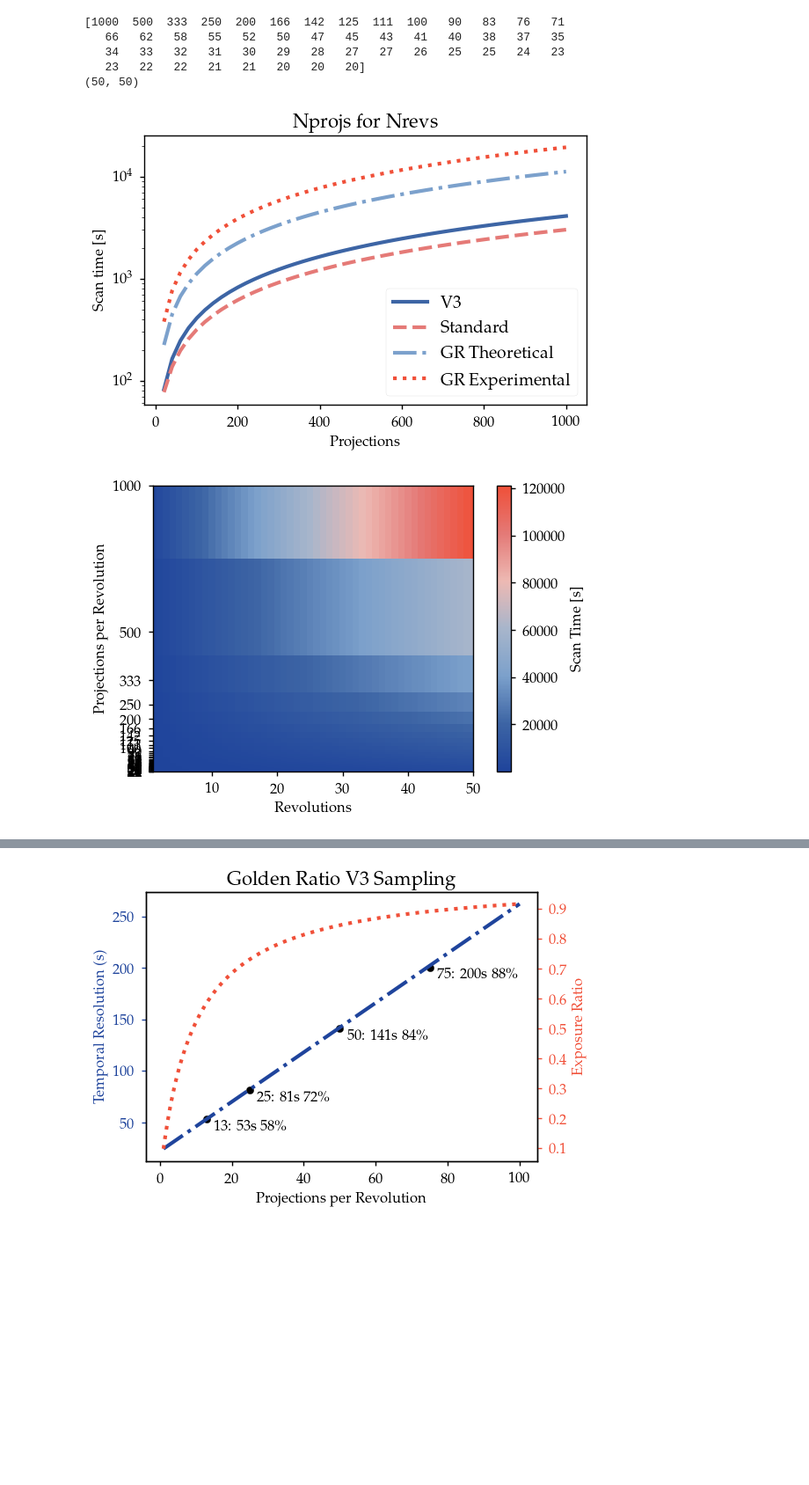
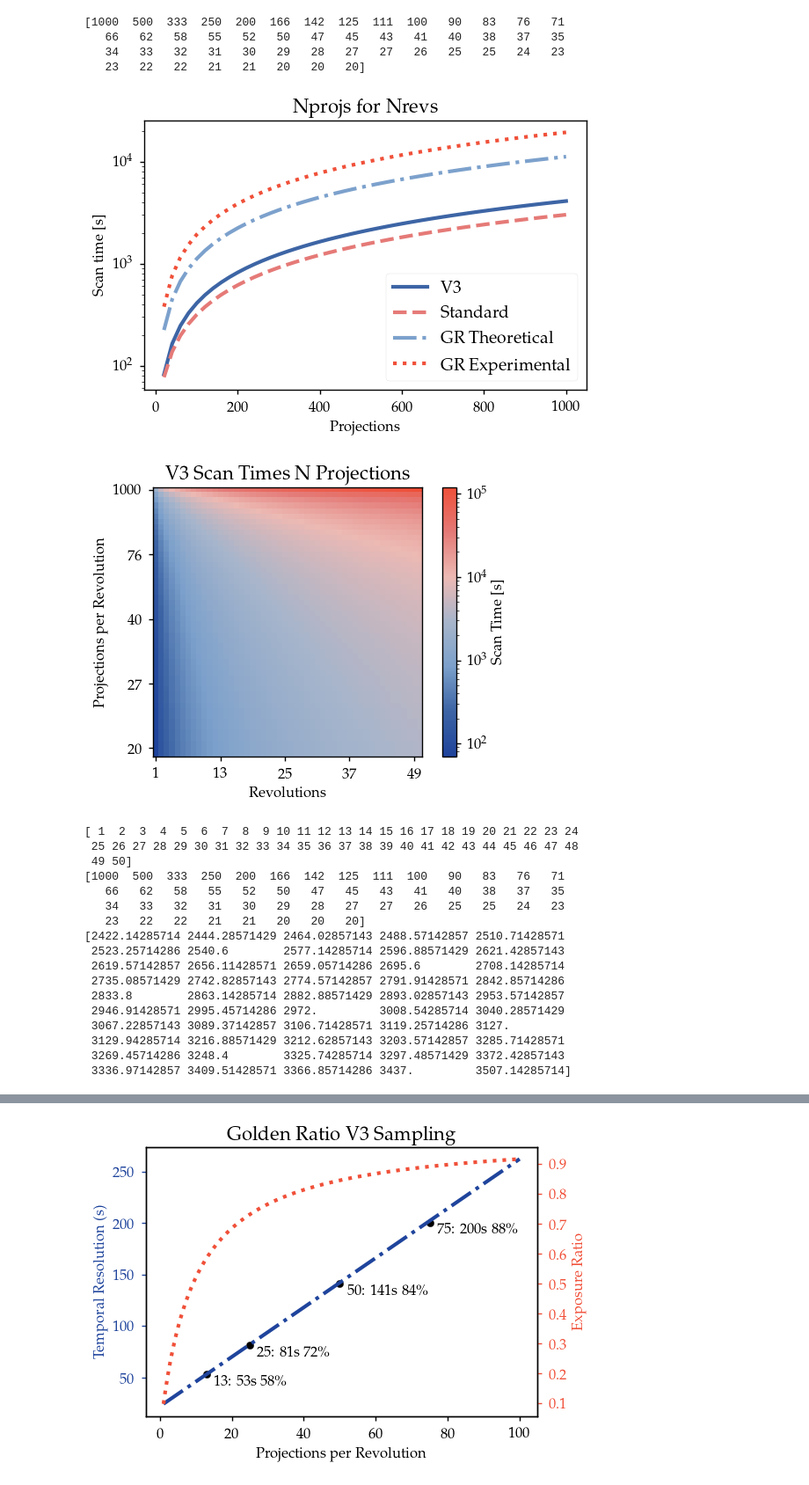
Before and after one commit to RubenDragland/4D_CT, a Jupyter notebook: Golden Angle Analysis/analysisV3.ipynb, the cells around one changed output, grey strips where cells are left out. Shown at 88% size. Saved outputs shown, nothing was run; the diff lists cells and outputs as text; code cells hidden in the pictures; blank space fills up the shorter version.

```diff
--- a/Golden Angle Analysis/analysisV3.ipynb
+++ b/Golden Angle Analysis/analysisV3.ipynb
@@ -98,55 +98,82 @@ V3_exps2 = np.zeros((len(nprojs), len(nrevs)))
 
 for i, nproj in enumerate(nprojs):
     V3_tots2[i], V3_exps2[i] = V3_total_time(rotation_rate, avg_frames, frames_per_sec, nproj=nproj, nrevs=nrevs)
-
-
-print(V3_tots2.shape)
 # %% [output]
 [1000  500  333  250  200  166  142  125  111  100   90   83   76   71
    66   62   58   55   52   50   47   45   43   41   40   38   37   35
    34   33   32   31   30   29   28   27   27   26   25   25   24   23
    23   22   22   21   21   20   20   20]
-(50, 50)
 # %%
+import matplotlib as mpl
 def plot_tot_time_comparison(nproj, nrevs, V3_tots, std_tots, theo_tots, experiment_tots, title="Nprojs for Nrevs"):
     choose_formatter(False)
     fig,ax = plt.subplots()
 
     ax.plot(nrevs*nproj, V3_tots, label="V3")
     ax.plot(nrevs*nproj, std_tots, label="Standard")
     ax.plot(nrevs*nproj, theo_tots, label="GR Theoretical")
     ax.plot(nrevs*nproj, experiment_tots, label="GR Experimental")
 
     ax.legend()
     ax.set_yscale("log")
     ax.set_ylabel("Scan time [s]")
     ax.set_xlabel("Projections")
     plt.title(title)
 
     plt.show()
 
-def plot_V3_grid(nproj, nrevs, V3_tots, V3_exps, title="V3 Scan Times"):
+def plot_V3_grid(nproj, nrevs, V3_tots, V3_exps, title="V3 Scan Times N Projections", ticks=12):
 
     X,Y = np.meshgrid(nrevs, nproj)
     fig,ax = plt.subplots(1,1)
 
-    ax.imshow(V3_tots, cmap = XRDCT_palette_cmp)
+    ax.imshow(V3_tots, cmap = XRDCT_palette_cmp, norm= mpl.colors.LogNorm())
     # axs[1].pcolormesh(X,Y, V3_exps, cmap=XRDCT_palette_cmp)
 
     ax.set_xlabel("Revolutions")
-    ax.set_xlim(X.min(), X.max())
-    ax.set_ylim(Y.min(), Y.max())
+    # ax.set_xlim(X.min(), X.max())
+    # ax.set_ylim(Y.min(), Y.max())
     ax.set_ylabel("Projections per Revolution")
-    ax.set_yticks(nproj)
-    # ax.set_xticks(nrevs)
+    ax.set_xticks(np.arange(0,len(nrevs), ticks))
+    ax.set_yticks(np.arange(0,len(nproj), ticks))
+    ax.set_yticklabels(nproj[::ticks])
+    ax.set_xticklabels(nrevs[::ticks])
+    # ax.set_xticklabels(nrevs)
 
-    plt.colorbar(ax.pcolormesh(X,Y, V3_tots, cmap = XRDCT_palette_cmp), ax=ax, label="Scan Time [s]")
+    # plt.colorbar(ax.pcolormesh(X,Y, V3_tots, cmap = XRDCT_palette_cmp), ax=ax, label="Scan Time [s]")
+    plt.colorbar(ax.imshow(V3_tots, cmap = XRDCT_palette_cmp, norm= mpl.colors.LogNorm()), ax=ax, label="Scan Time [s]")
+    plt.title(title)
     plt.show()
+
+    diag = np.diag(V3_tots)
+    X_diag = np.diag(X)
+    Y_diag = np.diag(Y)
+    print(X_diag)
+    print(Y_diag)
+    print(diag)
+    assert np.allclose(X_diag*Y_diag, [1000]*len(X_diag), rtol=1)
 
 
 plot_tot_time_comparison(nproj, nrevs, V3_tots, std_tots, theo_tots, experiment_tots, title="Nprojs for Nrevs")
 
-plot_V3_grid(nprojs, nrevs, V3_tots2, V3_exps2, title="V3 Scan Times")
+plot_V3_grid(nprojs, nrevs, V3_tots2, V3_exps2)
 # %% [output]
 [figure]
-[figure, old version]
+[figure, new version]
+[ 1  2  3  4  5  6  7  8  9 10 11 12 13 14 15 16 17 18 19 20 21 22 23 24
+ 25 26 27 28 29 30 31 32 33 34 35 36 37 38 39 40 41 42 43 44 45 46 47 48
+ 49 50]
+[1000  500  333  250  200  166  142  125  111  100   90   83   76   71
+   66   62   58   55   52   50   47   45   43   41   40   38   37   35
+   34   33   32   31   30   29   28   27   27   26   25   25   24   23
+   23   22   22   21   21   20   20   20]
+[2422.14285714 2444.28571429 2464.02857143 2488.57142857 2510.71428571
+ 2523.25714286 2540.6        2577.14285714 2596.88571429 2621.42857143
+ 2619.57142857 2656.11428571 2659.05714286 2695.6        2708.14285714
+ 2735.08571429 2742.82857143 2774.57142857 2791.91428571 2842.85714286
+ 2833.8        2863.14285714 2882.88571429 2893.02857143 2953.57142857
+ 2946.91428571 2995.45714286 2972.         3008.54285714 3040.28571429
+ 3067.22857143 3089.37142857 3106.71428571 3119.25714286 3127.
+ 3129.94285714 3216.88571429 3212.62857143 3203.57142857 3285.71428571
+ 3269.45714286 3248.4        3325.74285714 3297.48571429 3372.42857143
+ 3336.97142857 3409.51428571 3366.85714286 3437.         3507.14285714]
```
Also changed, not shown: parts of 3 cells of this notebook.
